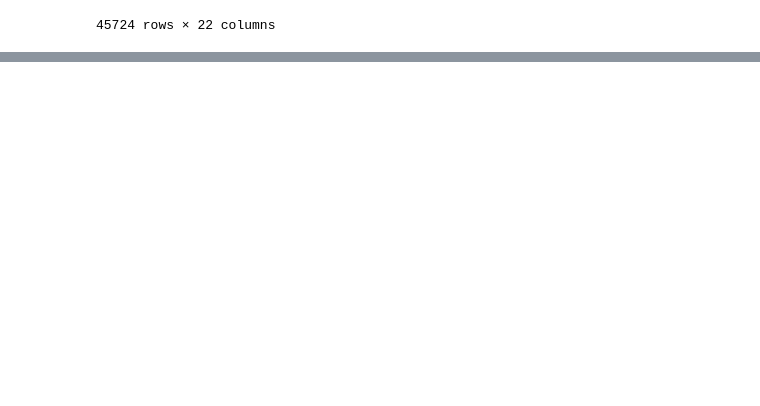
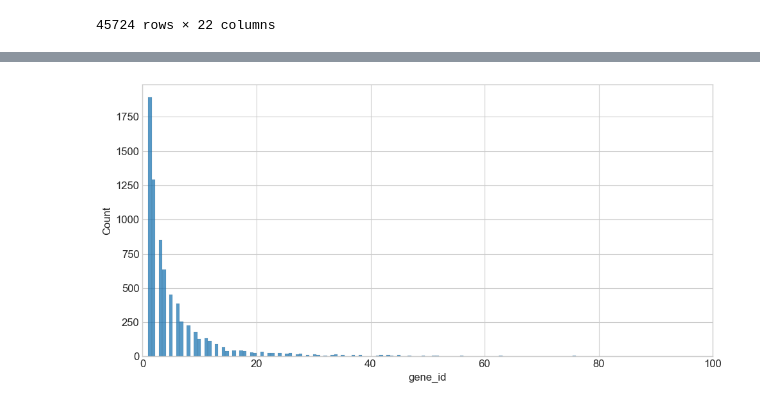
Before and after one commit to carmineceraolo/splicing-coordination, a Jupyter notebook: sheet05.ipynb, the cells around one changed output, grey strips where cells are left out. Cells and saved outputs as stored; diff of their text form; code cells hidden in the pictures; blank space fills up the shorter version.

```diff
--- a/sheet05.ipynb
+++ b/sheet05.ipynb
@@ -796,0 +814,11 @@ g1_sig
+# %%
+plt.rcParams["font.size"] = 12 #default was 10
+# %%
+dfg_sig=dfg[dfg.adj_p_value<0.05]
+x=dfg_sig.groupby("gene_name").count().gene_id
+fig,ax=plt.subplots(figsize=(10,5))
+sns.histplot(x,ax=ax)
+ax.set_xlim((0,100))
+fig.tight_layout()
+# %% [output]
+[figure, added]
```
Also changed, not shown: parts of 5 cells of this notebook, 5 other files.
